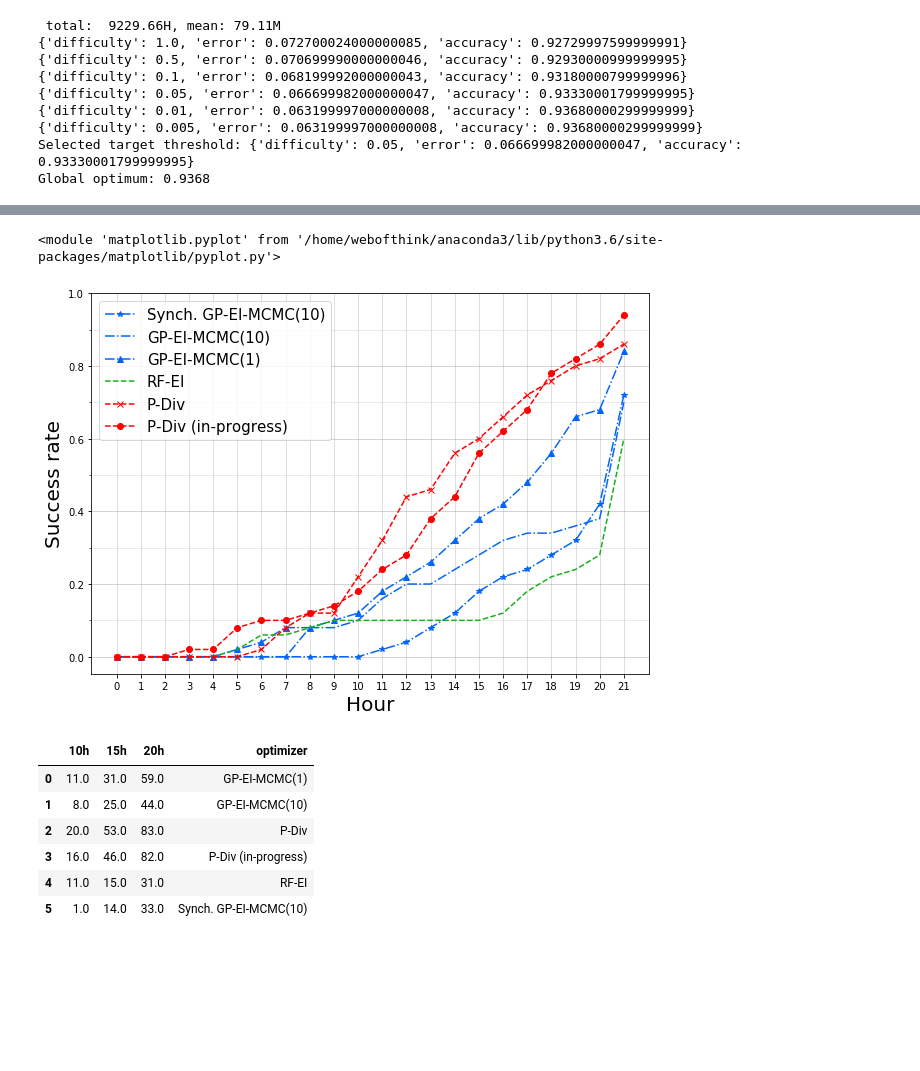
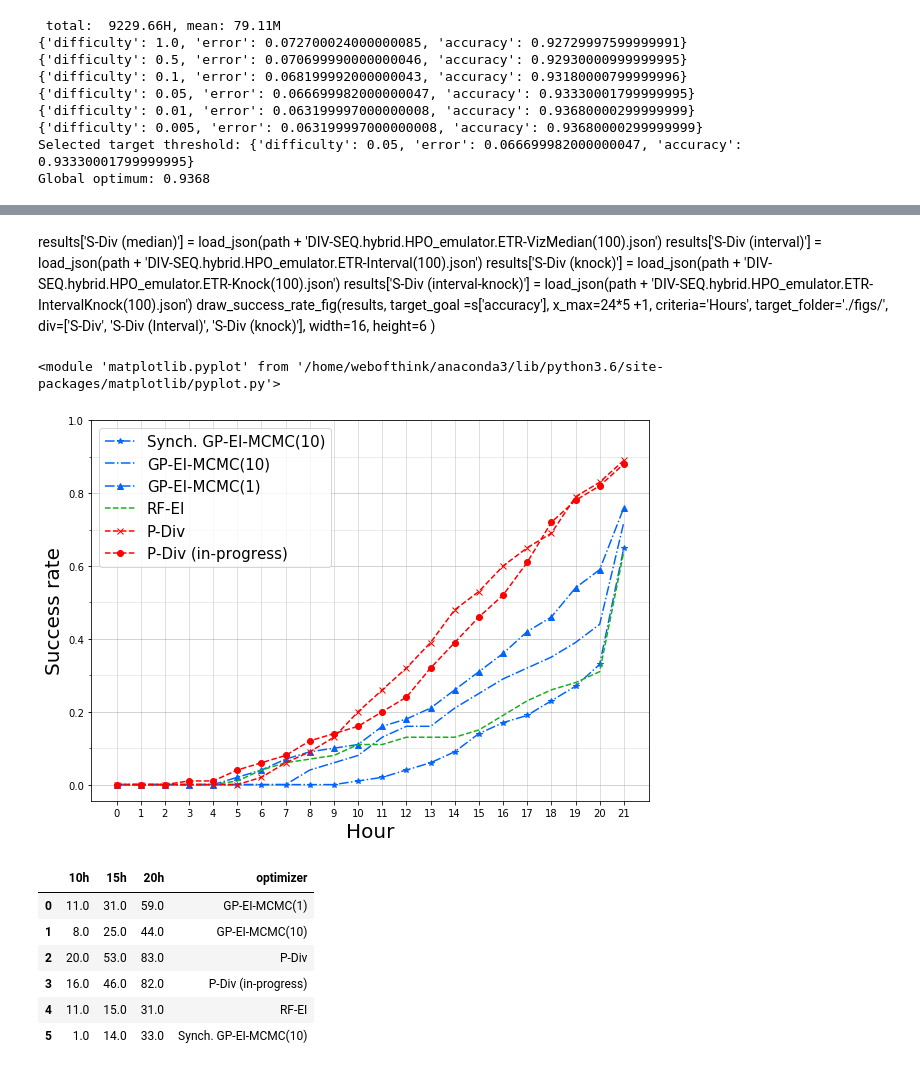
Before and after one commit to yongjinkim49/ecml, a Jupyter notebook: results/[ICML19] CIFAR10-ResNet performance evaluation.ipynb, the cells around one changed output, grey strips where cells are left out. Cells and saved outputs as stored; diff of their text form; code cells hidden in the pictures; blank space fills up the shorter version.

```diff
--- a/results/[ICML19] CIFAR10-ResNet performance evaluation.ipynb
+++ b/results/[ICML19] CIFAR10-ResNet performance evaluation.ipynb
@@ -82,3 +82,10 @@ draw_best_error_curve(results, all_arms, 100,
+# %% [markdown]
+results['S-Div (median)'] = load_json(path + 'DIV-SEQ.hybrid.HPO_emulator.ETR-VizMedian(100).json')
+results['S-Div (interval)'] = load_json(path + 'DIV-SEQ.hybrid.HPO_emulator.ETR-Interval(100).json')
+results['S-Div (knock)'] = load_json(path + 'DIV-SEQ.hybrid.HPO_emulator.ETR-Knock(100).json')
+results['S-Div (interval-knock)'] = load_json(path + 'DIV-SEQ.hybrid.HPO_emulator.ETR-IntervalKnock(100).json')
+draw_success_rate_fig(results, target_goal =s['accuracy'], x_max=24*5 +1, criteria='Hours', target_folder='./figs/',
+                            div=['S-Div', 'S-Div (Interval)', 'S-Div (knock)'], width=16, height=6 )
 # %%
 # Read parallel optimization results ( 6 processors)
 results_6 = {}
@@ -95,33 +102,33 @@ results_6['P-Div'] = load_json(path + 'ASYNC-BATCH.M6.None.None.no_failover' + p
 # %%
 def restyle(name):
     marker = ''
     color ='black'
     line_style = '--'
     if 'GP-EI' in name:
         line_style = '-.'
         color = 'xkcd:bright blue'
     elif 'RF-EI' in name:
         color = 'xkcd:green'
     elif '-Div' in name:
         color = 'red'
     if 'P-Div' == name:
         marker = 'x'
     elif 'P-Div (in-progress)' == name:
         marker = 'o'
     elif 'MCMC(1)' in name:
         marker = '^'
     elif 'Synch.' in name:
         marker = '*'
     return marker, color, line_style
 
 bos = ['Synch. GP-EI-MCMC(10)', 'GP-EI-MCMC(10)', 'GP-EI-MCMC(1)', 'RF-EI']
 divs = ['P-Div', 'P-Div (in-progress)']
 
 draw_success_rate_fig(results_6, target_goal =s['accuracy'], x_max=22, criteria='Hour', step_size=1, get_style=restyle,
-                           indi=bos,  div=divs, width=10, height=7 )
+                           indi=bos,  div=divs, width=10, height=7,  num_runs=num_trials )
 # %% [output]
 <module 'matplotlib.pyplot' from '/home/webofthink/anaconda3/lib/python3.6/site-packages/matplotlib/pyplot.py'>
-[figure, old version]
+[figure, new version]
 # %%
 # For table generation
 summary = []
```
Also changed, not shown: parts of 4 cells of this notebook, 3 other files.
